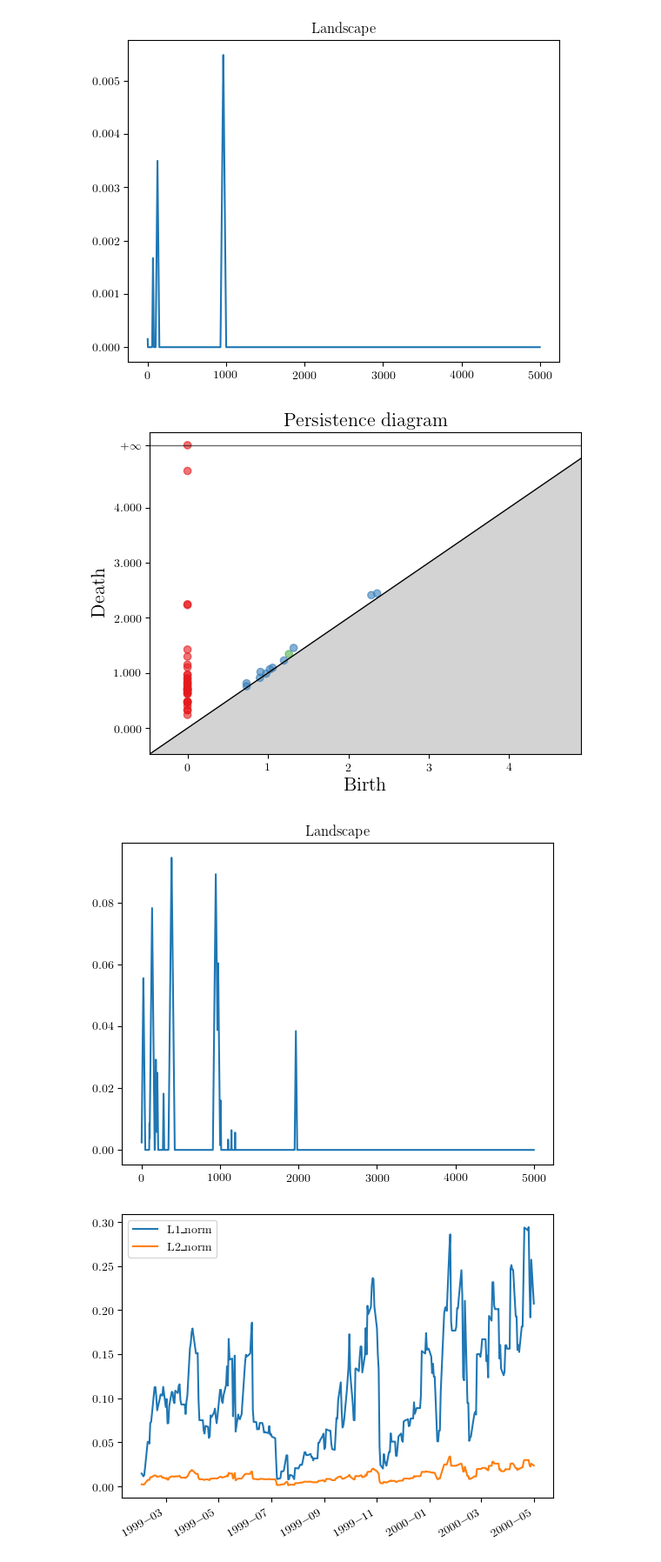
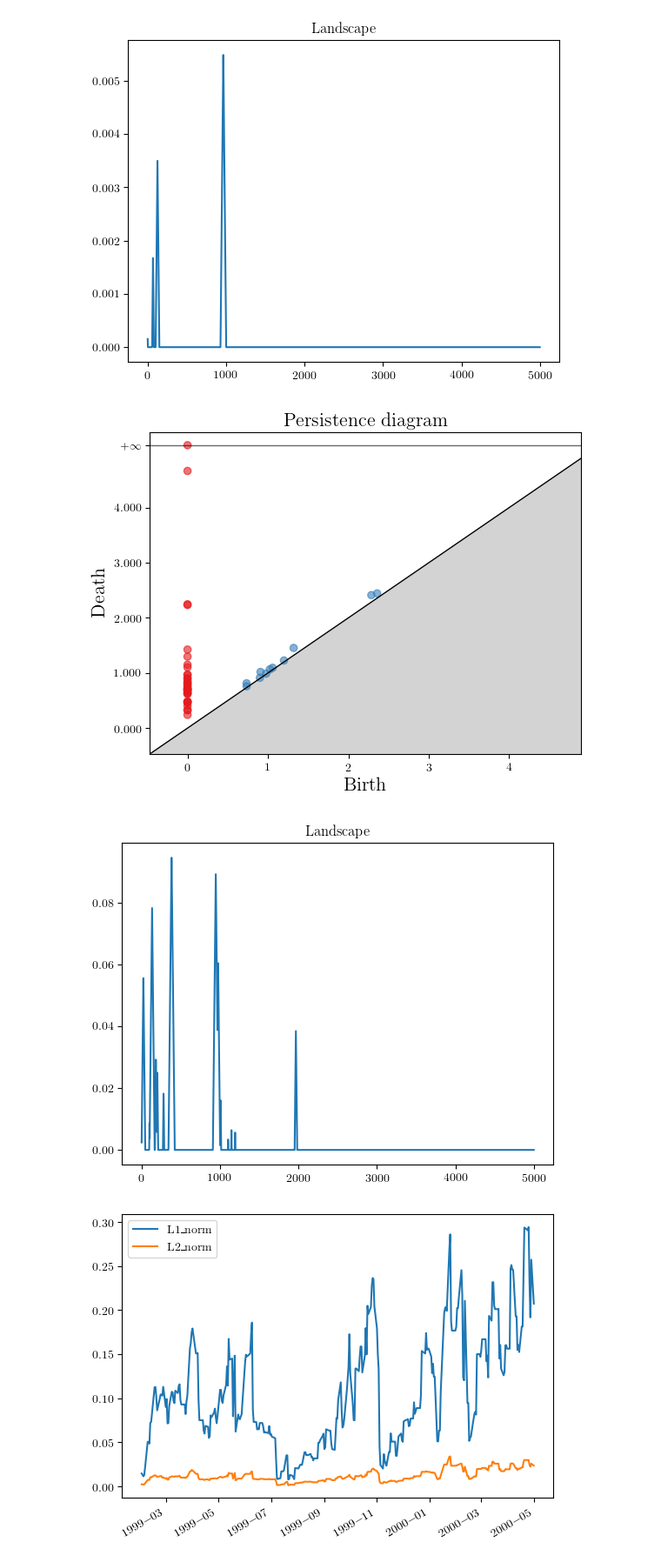
Before and after one commit to FloerHogy/FinancialTimeSeriesTDA, a Jupyter notebook: Project TDA/ProjectTDA.ipynb, the cells around one changed output. Shown at 87% size. Cells and saved outputs as stored; diff of their text form; code cells hidden in the pictures.

```diff
--- a/Project TDA/ProjectTDA.ipynb
+++ b/Project TDA/ProjectTDA.ipynb
@@ -360,21 +361,22 @@ plt.show()
 # %%
 points = ratio_ln_scaled['1999-11-21':'2000-01-10'].to_numpy()
 
 skeleton = gd.RipsComplex(points = points)
-Rips_tree = skeleton.create_simplex_tree(max_dimension = 4)
+
+Rips_tree = skeleton.create_simplex_tree(max_dimension = 2)
 dgr = Rips_tree.persistence()
 gd.plot_persistence_diagram(dgr)
 plt.show()
 
 LS = gd.representations.Landscape(resolution=1000)
 L = LS.fit_transform([Rips_tree.persistence_intervals_in_dimension(1)])
 
 
 plt.title("Landscape")
 plt.plot(L[0])
 plt.show()
 # %% [output]
-[figure, old version]
+[figure, new version]
 [figure]
 # %%
 def computePersistenceSeq(dataset, w, p_norms):
```
Also changed, not shown: parts of 7 cells of this notebook.
